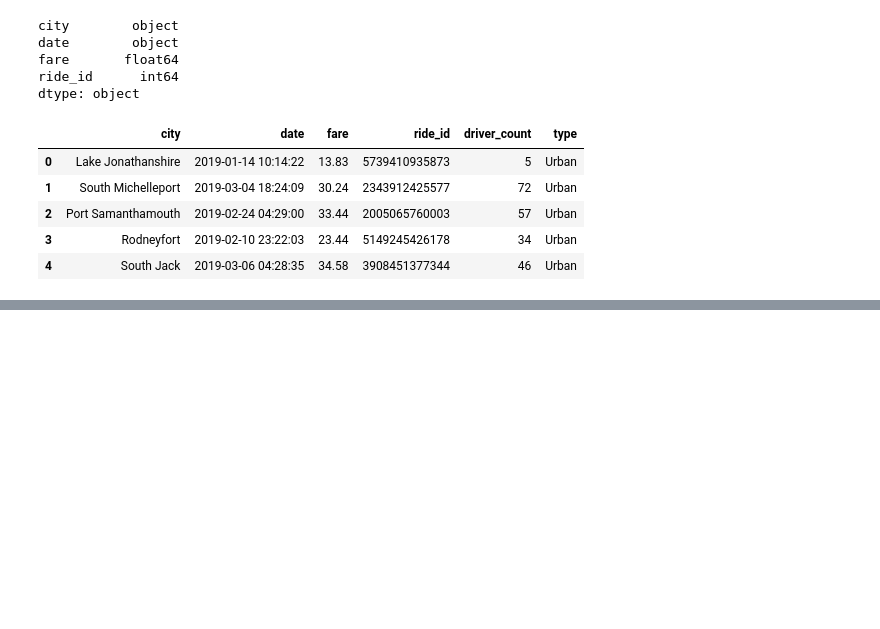
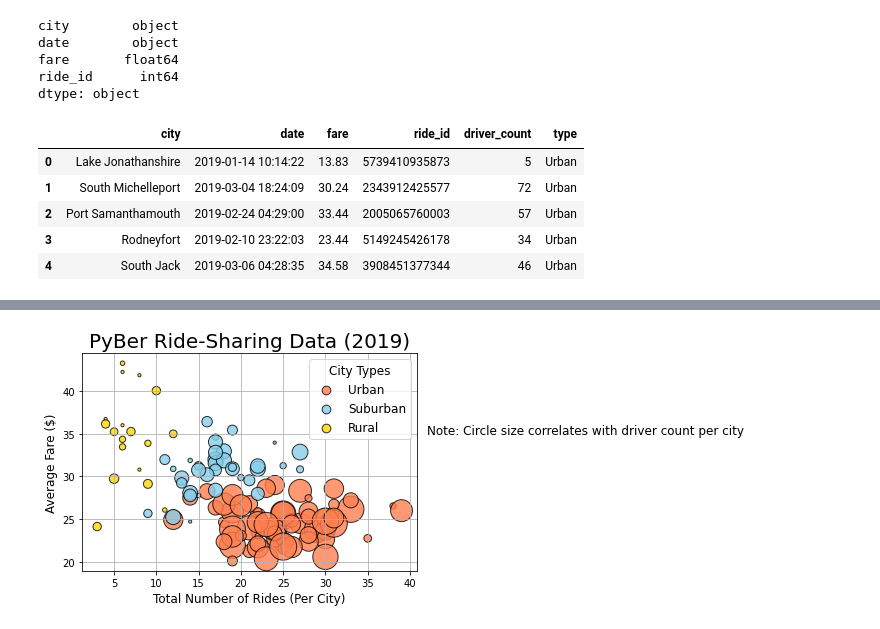
Before and after one commit to rachelhollis/PyBer_Analysis, a Jupyter notebook: PyBer.ipynb, the cells around one changed output, grey strips where cells are left out. Saved outputs shown, nothing was run; the diff lists cells and outputs as text; code cells hidden in the pictures; blank space fills up the shorter version.

Commit message:
scatter plot for avg fare per city with total number of rides

```diff
--- a/PyBer.ipynb
+++ b/PyBer.ipynb
@@ -124,0 +157,11 @@ pyber_data_df.head()
+# %%
+# get the number of rides for suburban and rural
+suburban_ride_count = suburban_cities_df.groupby(['city'])['ride_id'].count()
+rural_ride_count = rural_cities_df.groupby(['city'])['ride_id'].count()
+# %%
+# get avg fare for each city
+urban_avg_fare = urban_cities_df.groupby(['city'])['fare'].mean()
+suburban_avg_fare = suburban_cities_df.groupby(['city'])['fare'].mean()
+rural_avg_fare = rural_cities_df.groupby(['city'])['fare'].mean()
+
+urban_avg_fare.head()
@@ -124,0 +176,7 @@ pyber_data_df.head()
+# %%
+# get the average number of drivers for each city type
+urban_driver_count = urban_cities_df.groupby(['city'])['driver_count'].mean()
+suburban_driver_count = suburban_cities_df.groupby(['city'])['driver_count'].mean()
+rural_driver_count = rural_cities_df.groupby(['city'])['driver_count'].mean()
+
+urban_driver_count.head()
@@ -124,0 +191,61 @@ pyber_data_df.head()
+# %%
+# PUTTING ALL THREE IN THE SAME CELL PUTS ALL THREE ON THE SAME
+# GRAPH! :)
+
+#build the scatter plot for urban cities
+plt.scatter(urban_ride_count,
+            urban_avg_fare,
+            s=10*urban_driver_count,
+            edgecolor = 'black',
+            c = 'coral',
+            linewidths = 1,
+            alpha = 0.8,
+            label = 'Urban'
+            )
+
+# Build the scatter plots for suburban cities.
+plt.scatter(suburban_ride_count,
+            suburban_avg_fare,
+            s=10*suburban_driver_count,
+            c="skyblue",
+            edgecolor="black",
+            linewidths=1,
+            alpha=0.8,
+            label="Suburban")
+
+# Build the scatter plots for rural cities.
+plt.scatter(rural_ride_count, # x axis
+            rural_avg_fare, # y axis
+            s=10*rural_driver_count, # increase size
+            c="gold", # bubble color
+            edgecolor="black", # outline color
+            linewidths=1, # outline of bubble
+            alpha=0.8, # transparency
+            label="Rural") # legend
+
+
+plt.title("PyBer Ride-Sharing Data (2019)", fontsize=20)
+plt.ylabel("Average Fare ($)", fontsize = 12)
+plt.xlabel("Total Number of Rides (Per City)", fontsize = 12)
+plt.grid(True)
+
+lgnd=plt.legend(fontsize = '12', # font size of legend
+               mode = 'Expanded', # expands the legend horizontally to fit the area
+               scatterpoints = 1, # add the number of scatter points to legend for marker to be 1
+               loc = 'best', #location setting for best based on the plotting of data
+               title = 'City Types') # adds a title to the legend
+lgnd.legendHandles[0]._sizes = [75] # set each marker in the legend equal to 75-point font
+lgnd.legendHandles[1]._sizes = [75]
+lgnd.legendHandles[2]._sizes = [75]
+lgnd.get_title().set_fontsize(12) # increase font size of the legend to 12
+
+# incorporate a text label about circle size
+plt.text(42,
+        35,
+        'Note: Circle size correlates with driver count per city',
+        fontsize='12')
+
+# show plot
+plt.show()
+# %% [output]
+[figure, added]
```
Also changed, not shown: parts of 8 cells of this notebook, 1 other file.
